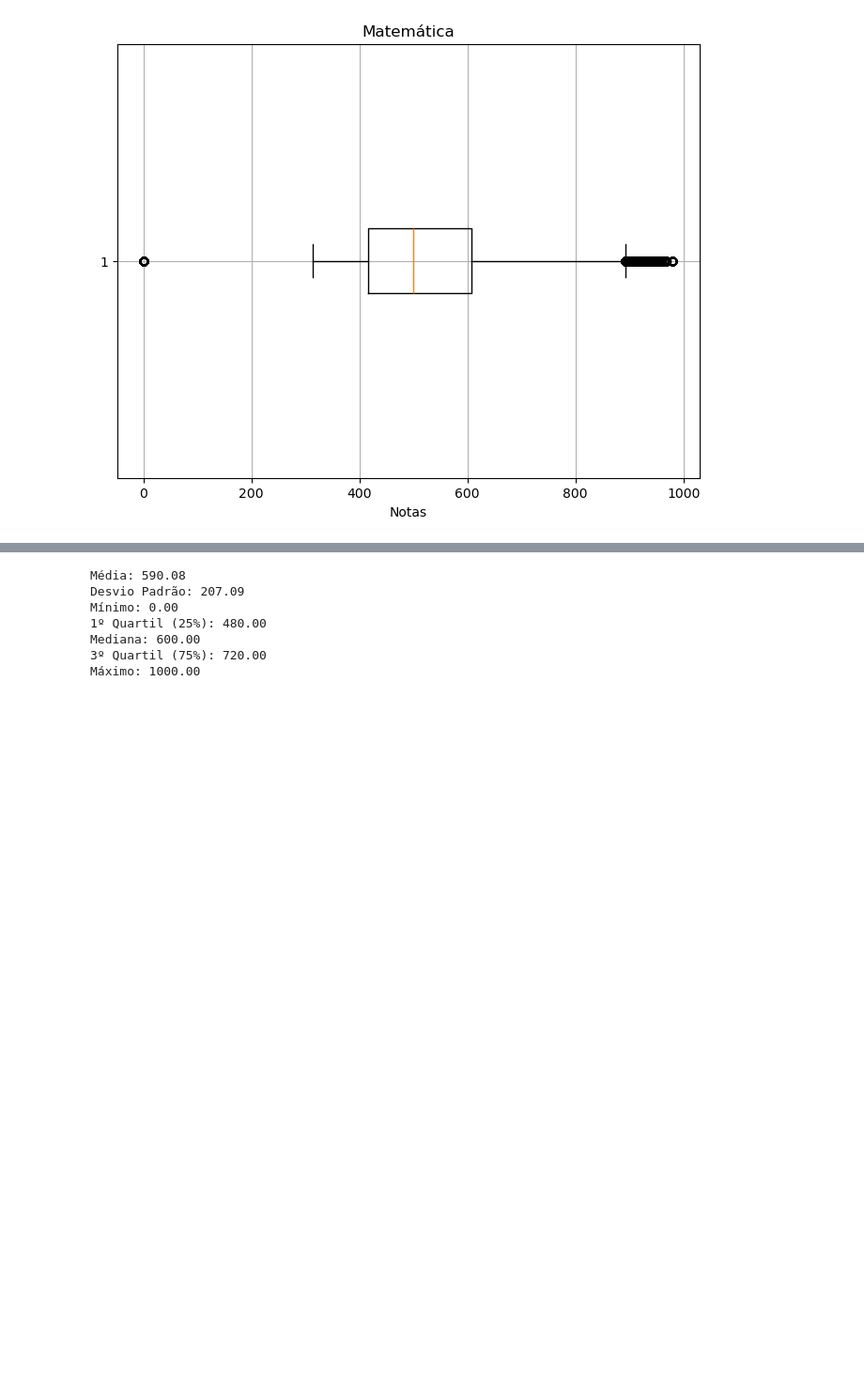
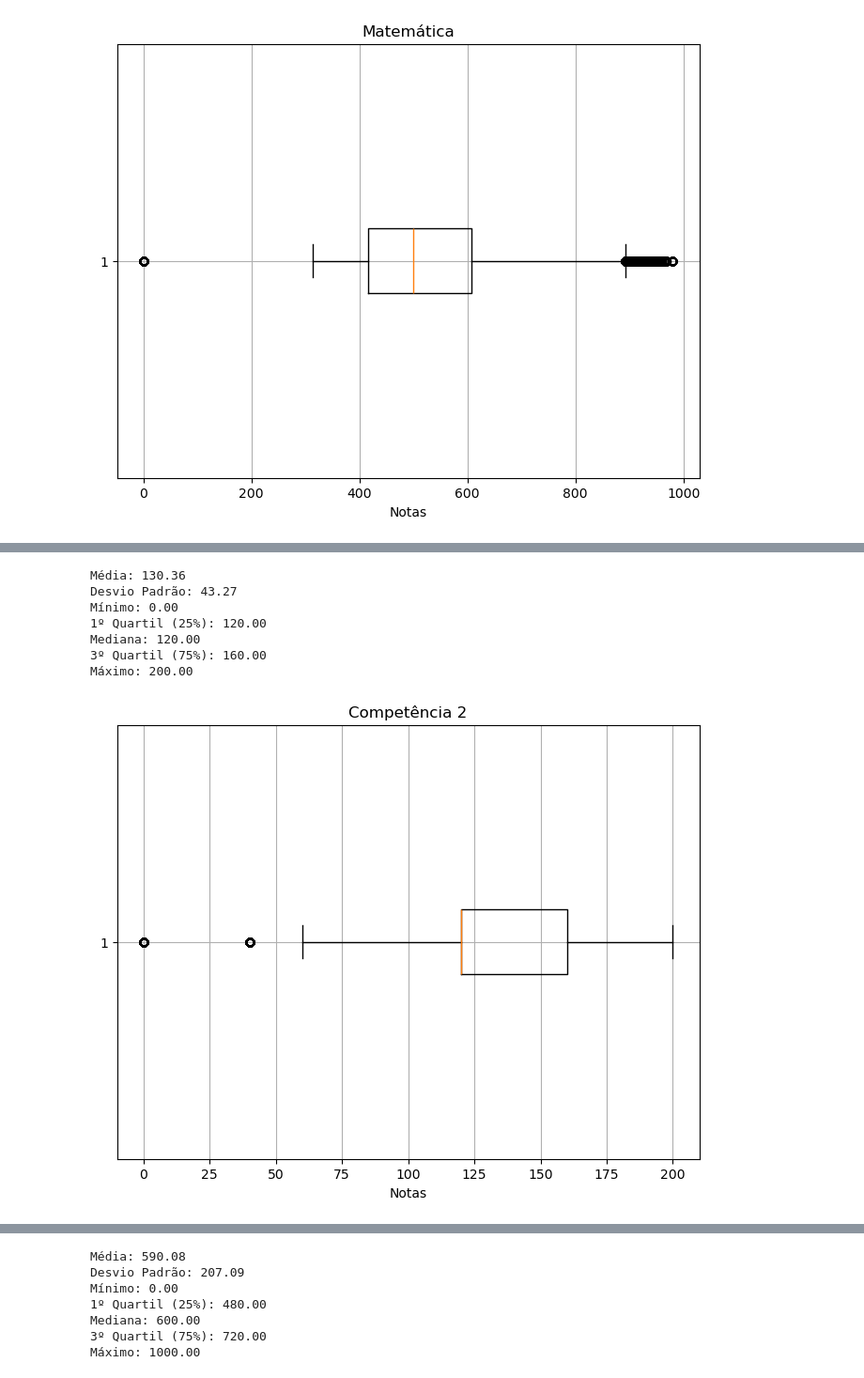
Before and after one commit to Machine-Learning-AV2/Pipeline_MachineLearning_AV2, a Jupyter notebook: analise_exploratoria.ipynb, the cells around one changed output, grey strips where cells are left out. Shown at 94% size. Cells and saved outputs as stored; diff of their text form; code cells hidden in the pictures; blank space fills up the shorter version.

```diff
--- a/analise_exploratoria.ipynb
+++ b/analise_exploratoria.ipynb
@@ -132,0 +167,13 @@ Máximo: 980.30
+# %%
+c2 = dados_limpos[:,7]
+
+estatisticas(c2, "Competência 2")
+# %% [output]
+Média: 130.36
+Desvio Padrão: 43.27
+Mínimo: 0.00
+1º Quartil (25%): 120.00
+Mediana: 120.00
+3º Quartil (75%): 160.00
+Máximo: 200.00
+[figure, added]
```
Also changed, not shown: parts of 25 cells of this notebook.
